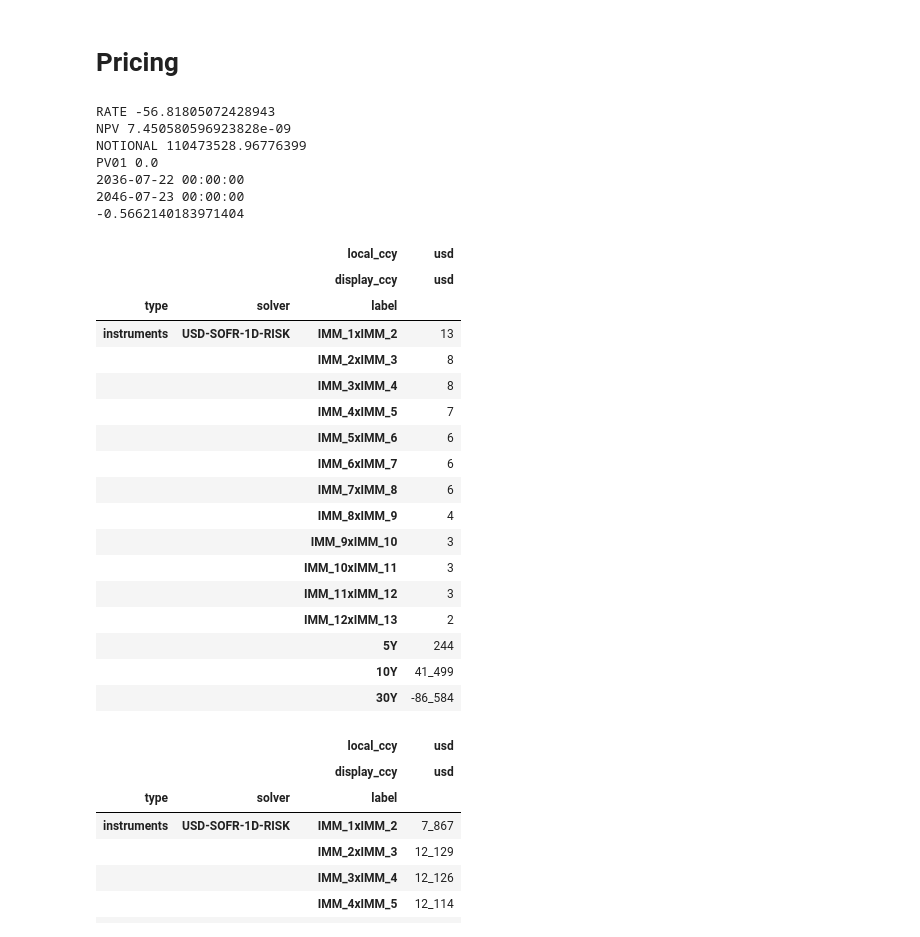
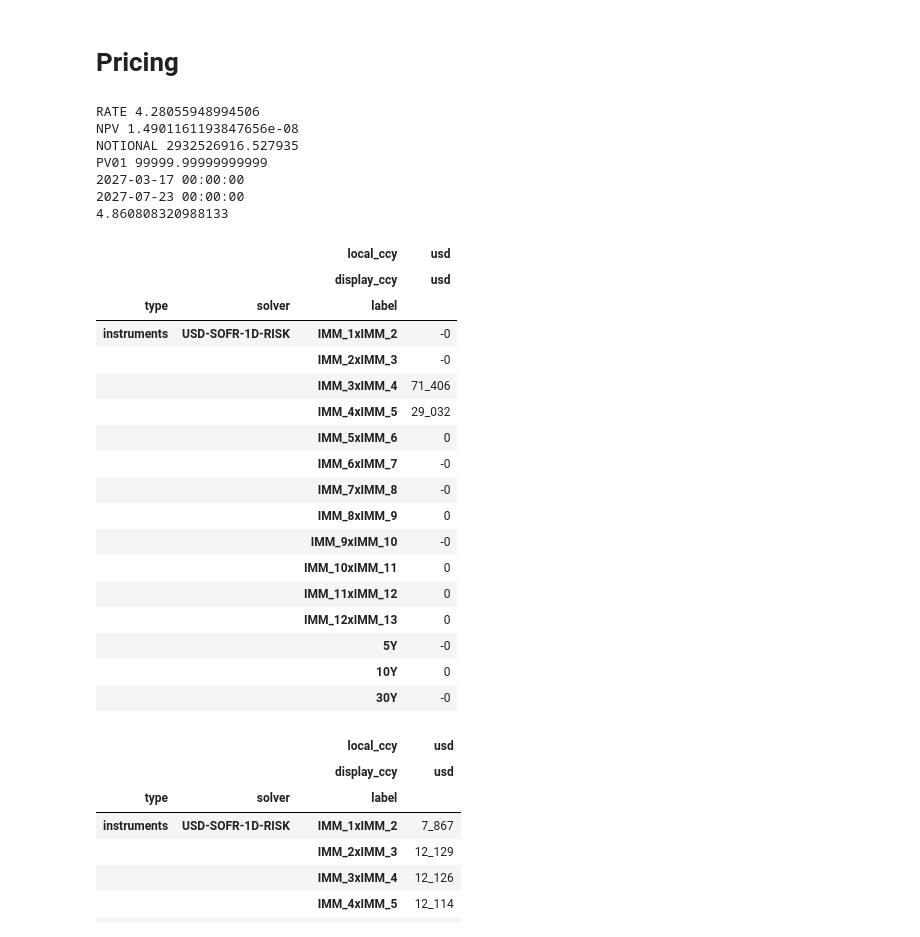
Before and after one commit to yieldcurvemonkey/ARBS, a Jupyter notebook: notebooks/pricers/irswap_pricer_and_risk_model.ipynb, the cells around one changed output. Cells and saved outputs as stored; diff of their text form; code cells hidden in the pictures.

```diff
--- a/notebooks/pricers/irswap_pricer_and_risk_model.ipynb
+++ b/notebooks/pricers/irswap_pricer_and_risk_model.ipynb
@@ -164,52 +164,52 @@ SUCCESS: `func_tol` reached after 4 iterations (levenberg_marquardt), `f_val`: 4
 # Pricing
 # %%
 risk = 100_000
-tenor = "10y10y/20y10y"
+tenor = "IMM_H27x1Y"
 # tenor = "1y1y"
 # tenor = "10y2y/12y3y/15y5y"
 query = IRSwapQuery(curve=curve, tenor=tenor, structure_kwargs={"bpv": risk}).resolve_query(
     ts, pricer_or_curve=curve_handle
 )
 pkg, rws = query.resolve_package(pricer_or_curve=curve_handle)
 
 vmap = query.build_value_map(pricer_or_curve=curve_handle, package=pkg, risk_weights=rws)
 for v in [IRSwapValue.RATE, IRSwapValue.NPV, IRSwapValue.NOTIONAL, IRSwapValue.PV01]:
     print(v.name, vmap.apply(value=v))
 
 print(curve_handle.effective_date(pkg[0]))
 print(curve_handle.maturity_date(pkg[0]))
 # print(vmap.apply(value=IRSwapValue.CARRY_BPS_RUNNING, **{"horizon": "3m"}))
 print(vmap.apply(value=IRSwapValue.ROLL_BPS_RUNNING, **{"horizon": "3m"}))
 
 # Bucket risk must be priced on the calibrated risk curve, not the dense curve.
 risk_pkg, _ = query.resolve_package(pricer_or_curve=risk_curve_handle)
 display(rl.Portfolio(risk_pkg).delta(solver=rl_risk_solver).style.format("{:_.0f}"))
 # %% [output]
-RATE -56.81805072428943
-NPV 7.450580596923828e-09
-NOTIONAL 110473528.96776399
-PV01 0.0
-2036-07-22 00:00:00
-2046-07-23 00:00:00
--0.5662140183971404
+RATE 4.28055948994506
+NPV 1.4901161193847656e-08
+NOTIONAL 2932526916.527935
+PV01 99999.99999999999
+2027-03-17 00:00:00
+2027-07-23 00:00:00
+4.860808320988133
 |  |  | local_ccy | usd |
 |  |  | display_ccy | usd |
 | type | solver | label |  |
-| instruments | USD-SOFR-1D-RISK | IMM_1xIMM_2 | 13 |
-|  |  | IMM_2xIMM_3 | 8 |
-|  |  | IMM_3xIMM_4 | 8 |
-|  |  | IMM_4xIMM_5 | 7 |
-|  |  | IMM_5xIMM_6 | 6 |
-|  |  | IMM_6xIMM_7 | 6 |
-|  |  | IMM_7xIMM_8 | 6 |
-|  |  | IMM_8xIMM_9 | 4 |
-|  |  | IMM_9xIMM_10 | 3 |
-|  |  | IMM_10xIMM_11 | 3 |
-|  |  | IMM_11xIMM_12 | 3 |
-|  |  | IMM_12xIMM_13 | 2 |
-|  |  | 5Y | 244 |
-|  |  | 10Y | 41_499 |
-|  |  | 30Y | -86_584 |
+| instruments | USD-SOFR-1D-RISK | IMM_1xIMM_2 | -0 |
+|  |  | IMM_2xIMM_3 | -0 |
+|  |  | IMM_3xIMM_4 | 71_406 |
+|  |  | IMM_4xIMM_5 | 29_032 |
+|  |  | IMM_5xIMM_6 | 0 |
+|  |  | IMM_6xIMM_7 | -0 |
+|  |  | IMM_7xIMM_8 | -0 |
+|  |  | IMM_8xIMM_9 | 0 |
+|  |  | IMM_9xIMM_10 | -0 |
+|  |  | IMM_10xIMM_11 | 0 |
+|  |  | IMM_11xIMM_12 | 0 |
+|  |  | IMM_12xIMM_13 | 0 |
+|  |  | 5Y | -0 |
+|  |  | 10Y | 0 |
+|  |  | 30Y | -0 |
 # %%
 # Bucket risk must be priced on the calibrated risk curve, not the dense curve.
 query1 = IRSwapQuery(curve=curve, tenor="3m2y/3m30y", structure_kwargs={"bpv": -100_000}).resolve_query(
```
Also changed, not shown: parts of 3 cells of this notebook, 4 other files.
